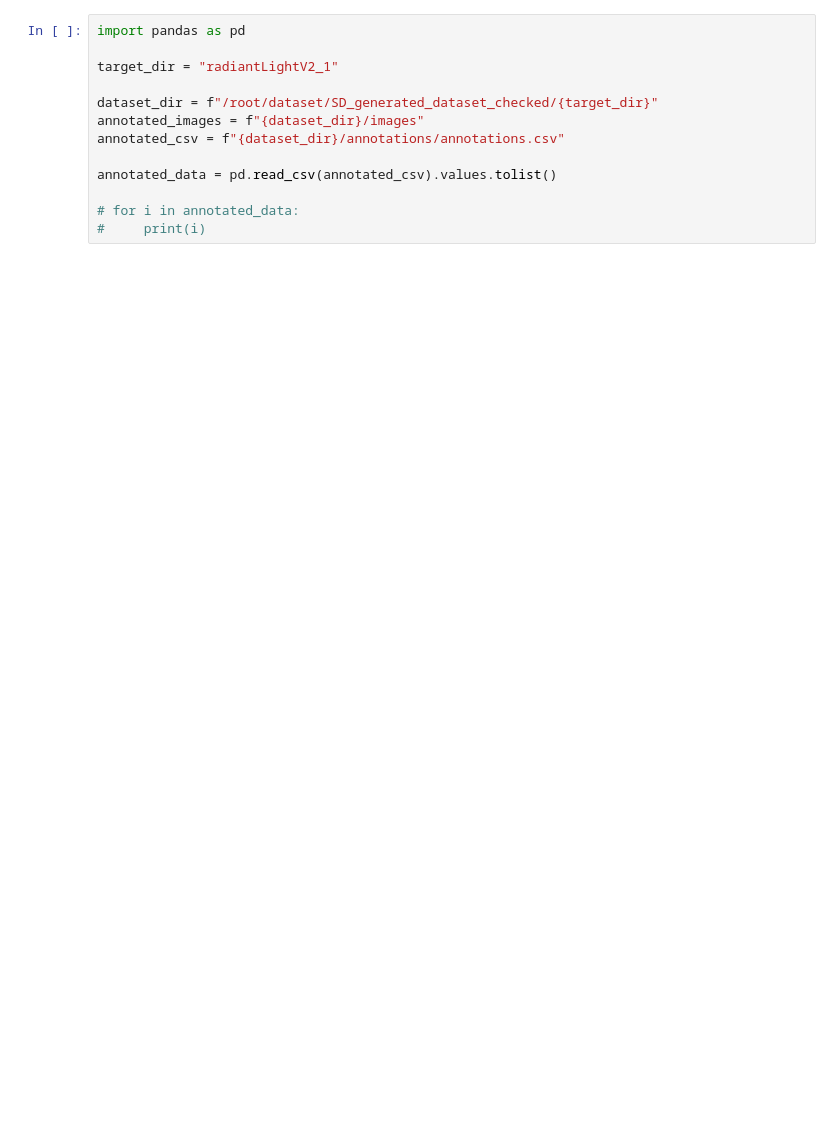
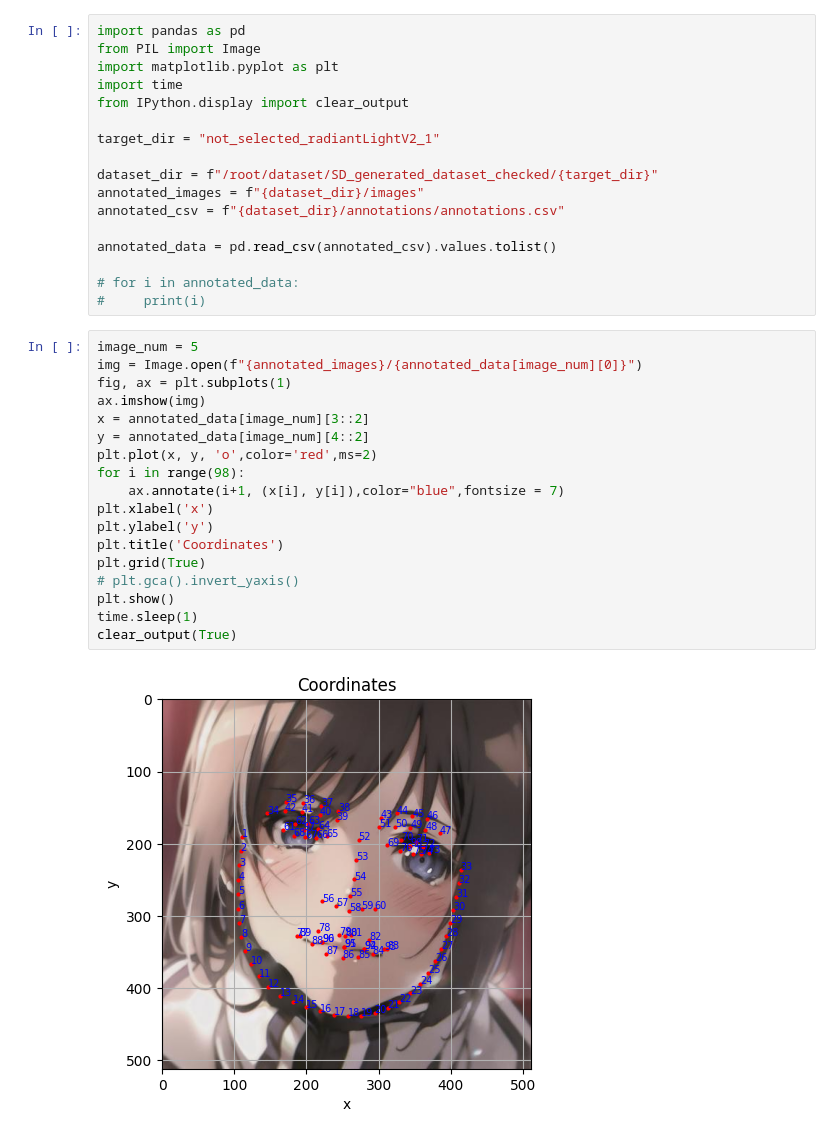
Before and after one commit to waratake2000/NeuralAnimeFaceLineGuider, a Jupyter notebook: source/cvat_project/generated_image_viewer.ipynb, the cells around one changed output. Drawn from its saved outputs; the diff is of its cells as text; blank space fills up the shorter version.

```diff
--- a/source/cvat_project/generated_image_viewer.ipynb
+++ b/source/cvat_project/generated_image_viewer.ipynb
@@ -1,7 +1,11 @@
 # %%
 import pandas as pd
+from PIL import Image
+import matplotlib.pyplot as plt
+import time
+from IPython.display import clear_output
 
-target_dir = "radiantLightV2_1"
+target_dir = "not_selected_radiantLightV2_1"
 
 dataset_dir = f"/root/dataset/SD_generated_dataset_checked/{target_dir}"
 annotated_images = f"{dataset_dir}/images"
@@ -11,6 +15,26 @@ annotated_data = pd.read_csv(annotated_csv).values.tolist()
 
 # for i in annotated_data:
 #     print(i)
+# %%
+image_num = 5
+img = Image.open(f"{annotated_images}/{annotated_data[image_num][0]}")
+fig, ax = plt.subplots(1)
+ax.imshow(img)
+x = annotated_data[image_num][3::2]
+y = annotated_data[image_num][4::2]
+plt.plot(x, y, 'o',color='red',ms=2)
+for i in range(98):
+    ax.annotate(i+1, (x[i], y[i]),color="blue",fontsize = 7)
+plt.xlabel('x')
+plt.ylabel('y')
+plt.title('Coordinates')
+plt.grid(True)
+# plt.gca().invert_yaxis()
+plt.show()
+time.sleep(1)
+clear_output(True)
+# %% [output]
+[figure, added]
 # %%
 f"{annotated_images}/{annotated_data[0][0]}"
 # %% [output]
```
Also changed, not shown: parts of 4 cells of this notebook, 14 other files.
